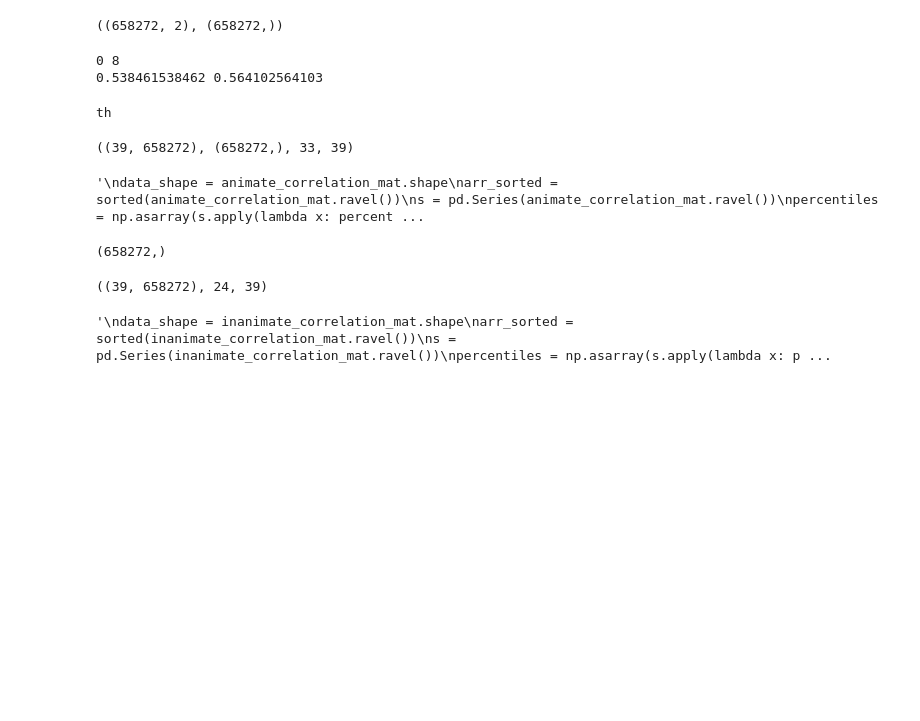
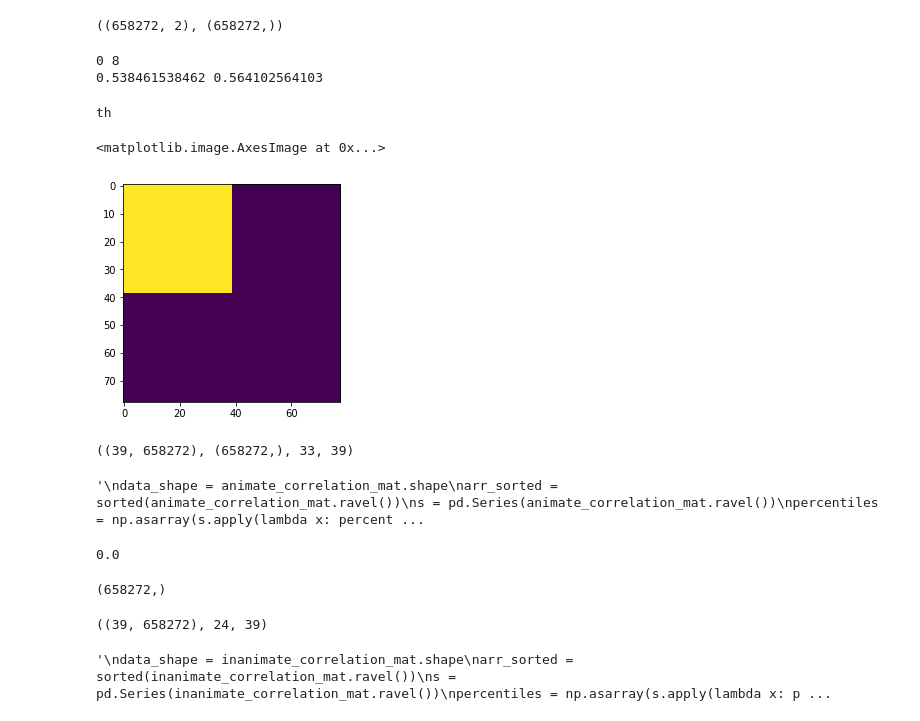
Before and after one commit to SNaGLab/Cognitive-Parcellation, a Jupyter notebook: code/experiments/alexnet_step_2_RDM.ipynb, the cells around one changed output. Cells and saved outputs as stored; diff of their text form; code cells hidden in the pictures; blank space fills up the shorter version.

```diff
--- a/code/experiments/alexnet_step_2_RDM.ipynb
+++ b/code/experiments/alexnet_step_2_RDM.ipynb
@@ -406,7 +352,7 @@ def top5accuracy(true, predicted):
     return len(np.where(np.asarray(result) == 1)[0]), error
 # %%
 #Testing on test data{
-data_path = '../../data/pkl/'
+data_path = '../../data/pkl_alex/'
 classes = ['animate','inanimate']
 
 result = {}
@@ -417,8 +363,8 @@ with open(data_path+classes[1]+'_test.pkl','rb') as f:
     y_fold = pickle.load(f)
 
 X = np.column_stack((X_fold,y_fold))
-if os.path.exists('../../data/pkl/kmeans_first_test.pickle'):
-    with open('../../data/pkl/kmeans_first_test.pickle',"rb") as f:
+if os.path.exists('../../data/pkl_alex/kmeans_first_test.pickle'):
+    with open('../../data/pkl_alex/kmeans_first_test.pickle',"rb") as f:
         X_new,pred_kmeans,kmeans = pickle.load(f)
 else:
 
@@ -451,16 +397,7 @@ print(j)
 #clf = KMeans(n_clusters=j,random_state=143)
 #clf= SpectralClustering(n_clusters=j,random_state=143)
 #clf =  AgglomerativeClustering(n_clusters=j, linkage='ward')
-#clf = Birch(branching_factor.74 : Band Aid n02786058
-3.33 : spatula n04270147
-3.13 : panpipe, pandean pipe, syrinx n03884397
-2.62 : swimming trunks, bathing trunks n04371430
-1.90 : knee pad n03623198
-1.90 : Windsor tie n04591157
-1.67 : conch n01943899
-1.60 : paintbrush n03876231
-1.43 : ballpoint, ballpoint pen, ballpen, Biro n02783161
-1.22 : matchstick n03729826=50, n_clusters=j, threshold=0.5,compute_labels=True)
+#clf = Birch(branching_factor=50, n_clusters=j, threshold=0.5,compute_labels=True)
 clf = GaussianMixture(n_components=j, covariance_type='full',max_iter=1000, random_state=42)
 #clf= genieclust.genie.Genie(n_clusters=j)
 #clf= smm.SMM(n_components=j, covariance_type='full', random_state=143, tol=1e-12,min_covar=1e-6, n_iter=1000, n_init=1, params='wmcd', init_params='wmcd')
@@ -497,17 +434,8 @@ for label in set(y_pred):
     dprime = 0.
     for p in classes:
         im_valid_test = []
-        image_list_valid = '../../data/pkl/'+p+'_image_list_test.txt'
-        with open(image_list_.74 : Band Aid n02786058
-3.33 : spatula n04270147
-3.13 : panpipe, pandean pipe, syrinx n03884397
-2.62 : swimming trunks, bathing trunks n04371430
-1.90 : knee pad n03623198
-1.90 : Windsor tie n04591157
-1.67 : conch n01943899
-1.60 : paintbrush n03876231
-1.43 : ballpoint, ballpoint pen, ballpen, Biro n02783161
-1.22 : matchstick n03729826valid,'rb') as f:
+        image_list_valid = '../../data/pkl_alex/'+p+'_image_list_test.txt'
+        with open(image_list_valid,'rb') as f:
             for line in f.readlines():
                 im_valid_test.append(line.strip('\n'))
         im_temp = preprocess_image(im_valid_test,227,227, color_mode="bgr")
@@ -628,6 +561,22 @@ model = AlexNet(weights_path="../../data/weights/alexnet_weights.h5",lambda_mask
 model.compile(optimizer=sgd, loss='mse')
 # %% [output]
 th
+# %%
+# Create Animate and Inanimate template RDM
+animate_template_RDM = np.zeros((78,78))
+for i in range(39):
+    for j in range(39):
+        animate_template_RDM[i][j] = 1
+plt.imshow(animate_template_RDM)
+
+# inanimate_template_RDM = np.zeros((78,78))
+# for i in range(39,78):
+#     for j in range(39,78):
+#         inanimate_template_RDM[i][j] = 1
+# plt.imshow(inanimate_template_RDM)
+# %% [output]
+<matplotlib.image.AxesImage at 0x...>
+[figure, added]
 # %%
 #Testing data pkl - animate
 im_test = []
@@ -708,6 +657,10 @@ data_full_animate = data
 # %% [output]
 ((39, 658272), (658272,), 33, 39)
 '\ndata_shape = animate_correlation_mat.shape\narr_sorted =  sorted(animate_correlation_mat.ravel())\ns = pd.Series(animate_correlation_mat.ravel())\npercentiles = np.asarray(s.apply(lambda x: percent ...
+# %%
+animate_correlation_mat
+# %% [output]
+0.0
 # %%
 #https://brainiak.org/tutorials/06-rsa'ltauResult(correlation=0.2664768530504399, p''/ltauResult(correlation=0.2664768530504399, p
 data_animate_activations.shape
```
Also changed, not shown: parts of 10 cells of this notebook, 2 other files.
